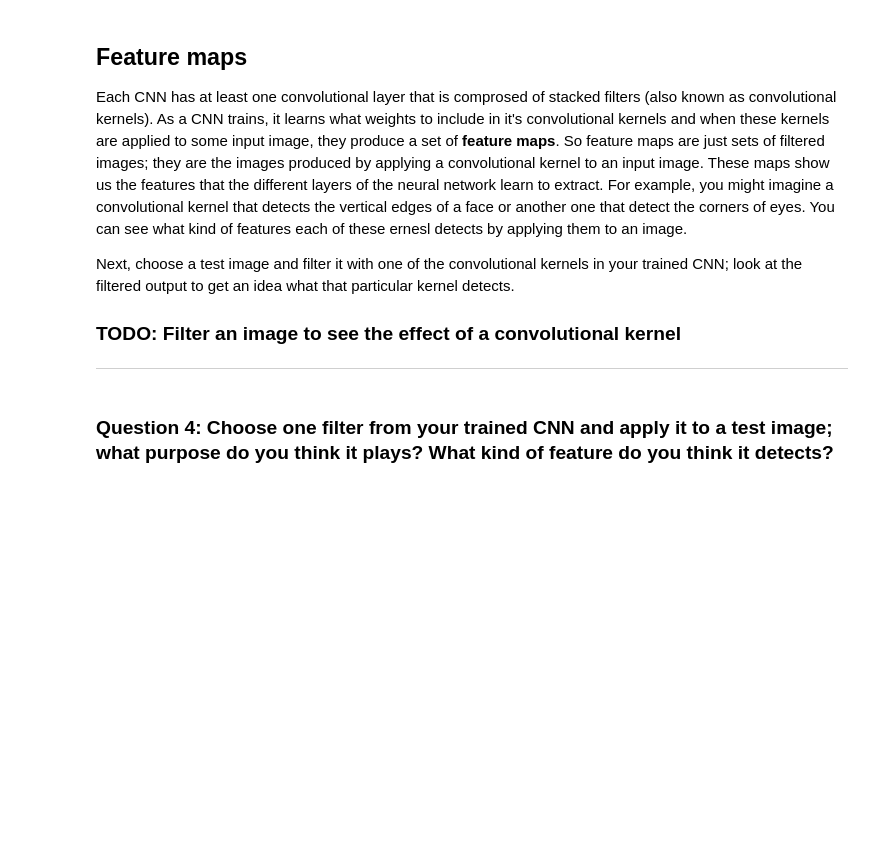
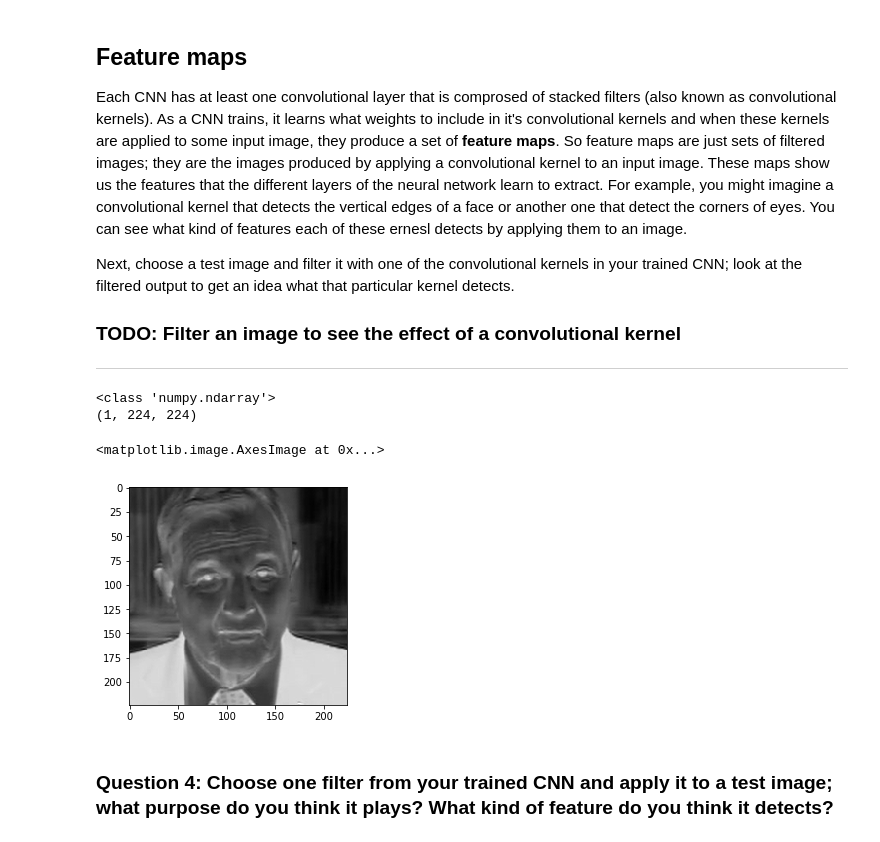
Before and after one commit to hhprogram/Computer-Vision, a Jupyter notebook: 2. Define the Network Architecture.ipynb, the cells around one changed output. Drawn from its saved outputs; the diff is of its cells as text; code cells hidden in the pictures; blank space fills up the shorter version.

Commit message:
Done with first pass of notebook 2 coding part

```diff
--- a/2. Define the Network Architecture.ipynb
+++ b/2. Define the Network Architecture.ipynb
@@ -448,3 +474,29 @@ Next, choose a test image and filter it with one of the convolutional kernels in
+# %%
+##TODO: load in and display any image from the test dataset
+# picking just the first image for the test_images list
+test_image = test_images[0]
+# see: https://stackoverflow.com/questions/44340848/how-to-convert-pytorch-autograd-variable-to-numpy
+# basically, a quick way to convert torch Variable to its numpy nd array equivalent
+test_image = test_image.data.numpy()
+## TODO: use cv's filter2D function
+# apply a specific set of filter weights (like the one displayed above) to the test image
+# taking the kernel that we plot above to use
+kernel = w[filter_index][0]
+import cv2
+print(type(test_image))
+# using filter2D method and applying the kernel to the test image
+filtered_test_image = cv2.filter2D(test_image, -1, kernel)
+print(filtered_test_image.shape)
+# note: since the test_image is still 3D array but really the third dimension is just empty as it comes from a greater
+# list of multiple images, we just take the 'first' one within this ndarray to get the actually 2D array that represents
+# our test image
+filtered_test_image = filtered_test_image[0]
+plt.imshow(filtered_test_image, cmap='gray')
+# %% [output]
+<class 'numpy.ndarray'>
+(1, 224, 224)
+<matplotlib.image.AxesImage at 0x...>
+[figure, added]
 # %% [markdown]
 ### Question 4: Choose one filter from your trained CNN and apply it to a test image; what purpose do you think it plays? What kind of feature do you think it detects?
 # %% [markdown]
```
Also changed, not shown: parts of 7 cells of this notebook.
